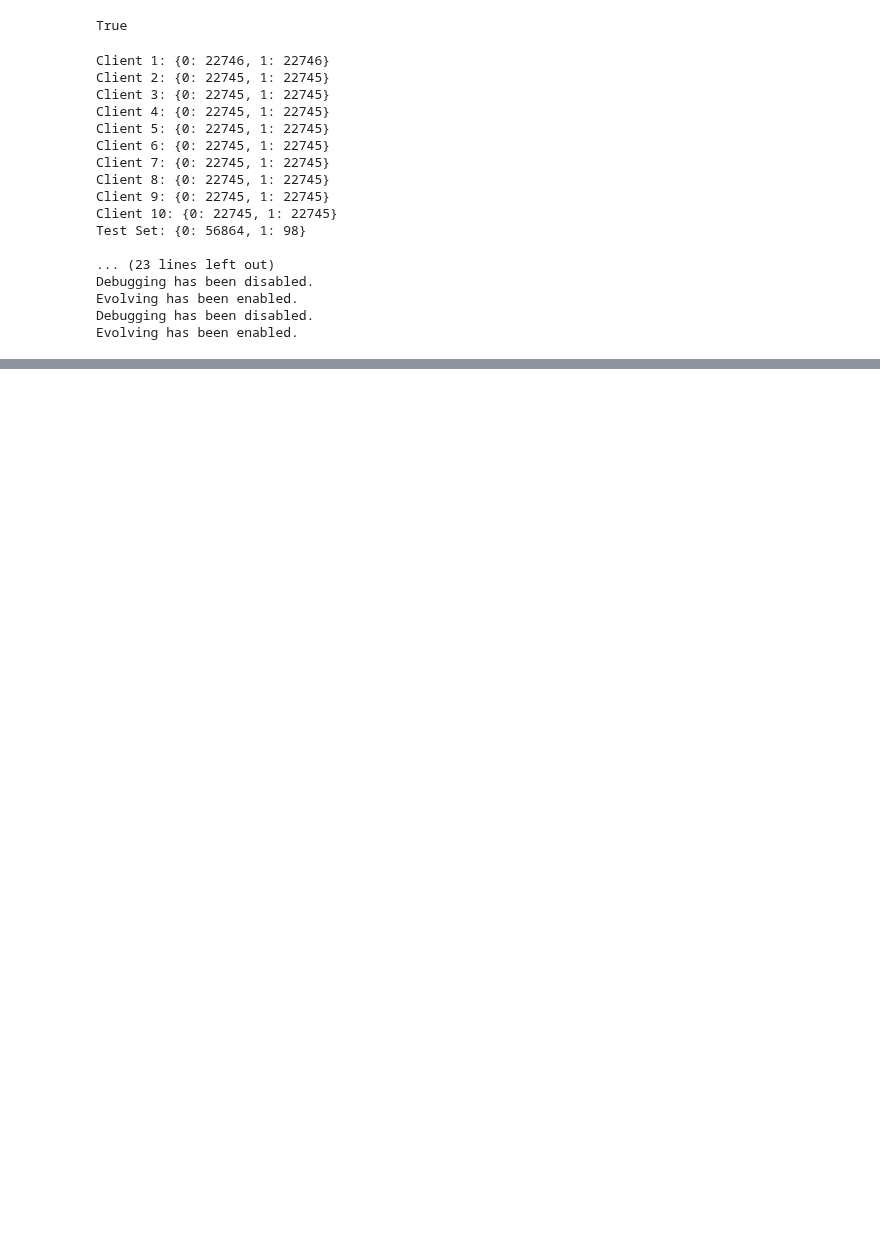
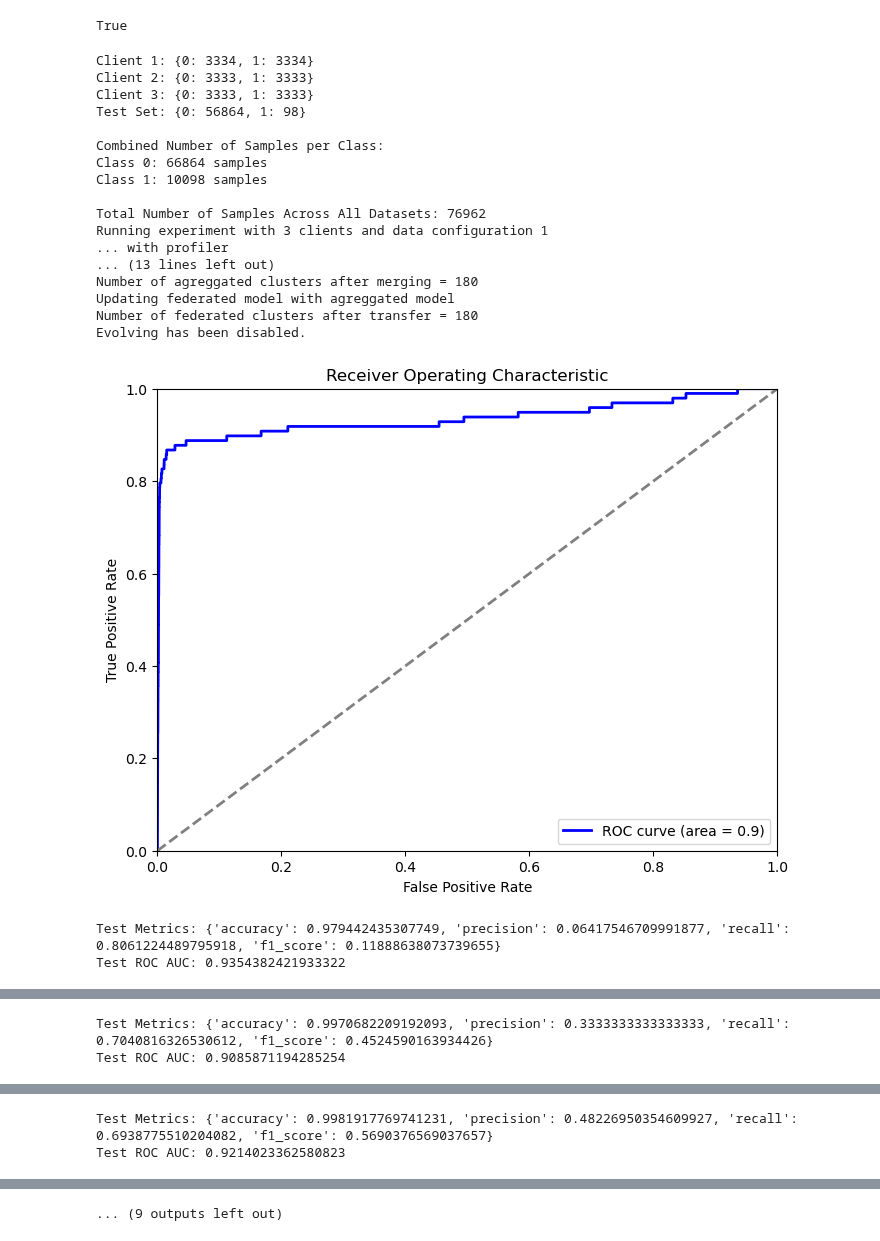
Before and after one commit to mihaozbot/eGAUSSp_Python, a Jupyter notebook: credit_fraud_experiment.ipynb, the cells around one changed output, grey strips where cells are left out. Drawn from its saved outputs; the diff is of its cells as text; code cells hidden in the pictures; blank space fills up the shorter version.

Commit message:
67% on 10k data, housecleaning

```diff
--- a/credit_fraud_experiment.ipynb
+++ b/credit_fraud_experiment.ipynb
@@ -33,11 +164,11 @@ True
 local_model_params = {
     "feature_dim": 30,
     "num_classes": 2,
-    "kappa_n": 2,
-    "num_sigma": 1,
-    "kappa_join": 0.6,
+    "kappa_n": 10,
+    "num_sigma": 20,
+    "kappa_join": 0.4,
     "S_0": 1e-10,
-    "N_r": 10,
+    "N_r": 8,
     "c_max": 100,
     "num_samples": 200,
     "device": device
@@ -46,12 +177,12 @@ local_model_params = {
 federated_model_params = {
     "feature_dim": 30,
     "num_classes": 2,
-    "kappa_n": 2,
-    "num_sigma": 1,
-    "kappa_join": 0.6,
+    "kappa_n": 10,
+    "num_sigma": 20,
+    "kappa_join": 0.4,
     "S_0": 1e-10,
-    "N_r": 10,
-    "c_max": 100,
+    "N_r": 8,
+    "c_max": 200,
     "num_samples": 200,
     "device": device
 }
@@ -120,6 +254,7 @@ def run_experiment(num_clients, num_rounds, clients_data, test_data):
 
         # Train local models
         train_models_in_threads(local_models, clients_data)
+
         '''
         for local_model, client_data in zip(local_models, clients_data):
              train_supervised(local_model, client_data)
@@ -132,16 +267,18 @@ def run_experiment(num_clients, num_rounds, clients_data, test_data):
              print(f"Test ROC AUC: {roc_auc}")
              plot_confusion_matrix(pred_max, client_data)
         '''
+
         # Update federated model with local models
         for client_idx, client_model in enumerate(local_models):
             #client_model.federal_agent.federated_merging()
             print(f"Updating agreggated model with client {client_idx + 1}")
 
+            #client_model.federal_agent.federated_merging()
             aggregated_model.federal_agent.merge_model_privately(client_model, client_model.kappa_n)
             print(f"Number of agreggated clusters after transfer = {sum(aggregated_model.n[0:aggregated_model.c]> aggregated_model.kappa_n)}")
 
-            aggregated_model.federal_agent.federated_merging()
-            print(f"Number of agreggated clusters after merging = {sum(aggregated_model.n[0:aggregated_model.c]> aggregated_model.kappa_n)}")
+        aggregated_model.federal_agent.federated_merging()
+        print(f"Number of agreggated clusters after merging = {sum(aggregated_model.n[0:aggregated_model.c]> aggregated_model.kappa_n)}")
 
 
         #client_model.score = 0*client_model.score
@@ -172,7 +309,7 @@ def run_experiment(num_clients, num_rounds, clients_data, test_data):
         if any(federated_model.n[0:federated_model.c]> federated_model.kappa_n):
 
             # Evaluate federated model
-            all_scores_fed, pred_max_fed, _ = test_model_in_batches(federated_model, test_data, batch_size=1000)
+            all_scores_fed, pred_max_fed, _ = test_model_in_batches(federated_model, test_data, batch_size=500)
             binary_fed = calculate_metrics(pred_max_fed, test_data, "binary")
             roc_auc_fed = calculate_roc_auc(all_scores_fed, test_data)
             print(f"Test Metrics: {binary_fed}")
@@ -187,7 +324,6 @@ def run_experiment(num_clients, num_rounds, clients_data, test_data):
                 'binary': binary_fed,
                 'roc_auc': roc_auc_fed
             })
-
 
         # Return the updated federated model to each client
         for client_idx in range(len(local_models)):
@@ -208,7 +344,7 @@ def run_experiment(num_clients, num_rounds, clients_data, test_data):
 
         print(f"--- End of Round {round + 1} ---\n")
         if  round == (num_rounds-1):
-            plot_first_feature(test_data, model=federated_model, num_sigma=2, N_max = federated_model.kappa_n)
+            plot_interesting_features(test_data, model=federated_model, num_sigma=2, N_max = federated_model.kappa_n)
 
     # After all rounds
     print("All Rounds Completed. Metrics Collected:")
@@ -220,57 +356,65 @@ def run_experiment(num_clients, num_rounds, clients_data, test_data):
     return round_metrics
 # %%
 # List of client counts and data configuration indices
-client_counts = [10, 3]
-data_config_indices = [3, 1]  # Replace with your actual data configuration indices
+client_counts = [3, 10]
+data_config_indices = [1, 3, 1]  # Replace with your actual data configuration indices
 
 # Assuming local_models, client_train, federated_model, and test_data are already defined
 # Number of communication rounds
 num_rounds = 10
-profiler = False
+profiler = True
 experiments = []
 # Running the experiment
 for num_clients in client_counts:
     for data_config_index in data_config_indices:
         if data_config_index == 1:
             X = data.iloc[:, :-1].values
             y = data.iloc[:, -1].values
             client_train, test_data, all_data = prepare_dataset(X, y, num_clients, balance = 10000)
             #'random', 'centroids', 'nearmiss', 'enn', 'smote', int num of samples
 
         if data_config_index == 3:
             X = data.iloc[:, :-1].values
             y = data.iloc[:, -1].values
             client_train, test_data, all_data = prepare_dataset(X, y, num_clients, balance = 'smote')
 
         display_dataset_split(client_train, test_data)
 
         print(f"Running experiment with {num_clients} clients and data configuration {data_config_index}")
         if profiler:
             print(f"... with profiler")
             pr = cProfile.Profile()
             pr.enable()
+            yappi.start()
             metrics =  run_experiment(num_clients, num_rounds, client_train, test_data)
+            yappi.stop()
             pr.disable()
+
             pr.print_stats(sort='cumtime')
+            yappi.get_thread_stats().print_all()
+            yappi.get_func_stats().print_all()
 
         else:
             metrics = run_experiment(num_clients, num_rounds, client_train, test_data)
             experiments.append(metrics)
 # %% [output]
-Client 1: {0: 22746, 1: 22746}
-Client 2: {0: 22745, 1: 22745}
-Client 3: {0: 22745, 1: 22745}
-Client 4: {0: 22745, 1: 22745}
-Client 5: {0: 22745, 1: 22745}
-Client 6: {0: 22745, 1: 22745}
-Client 7: {0: 22745, 1: 22745}
-Client 8: {0: 22745, 1: 22745}
-Client 9: {0: 22745, 1: 22745}
-Client 10: {0: 22745, 1: 22745}
+Client 1: {0: 3334, 1: 3334}
+Client 2: {0: 3333, 1: 3333}
+Client 3: {0: 3333, 1: 3333}
 Test Set: {0: 56864, 1: 98}
 
-... (23 lines left out)
-Debugging has been disabled.
-Evolving has been enabled.
-Debugging has been disabled.
-Evolving has been enabled.
+Combined Number of Samples per Class:
+Class 0: 66864 samples
+Class 1: 10098 samples
+
+Total Number of Samples Across All Datasets: 76962
+Running experiment with 3 clients and data configuration 1
+... with profiler
+... (13 lines left out)
+Number of agreggated clusters after merging = 180
+Updating federated model with agreggated model
+Number of federated clusters after transfer = 180
+Evolving has been disabled.
+[figure, added]
+Test Metrics: {'accuracy': 0.979442435307749, 'precision': 0.06417546709991877, 'recall': 0.8061224489795918, 'f1_score': 0.11888638073739655}
+Test ROC AUC: 0.9354382421933322
@@ -276,0 +440,2 @@ Evolving has been enabled.
+Test Metrics: {'accuracy': 0.9970682209192093, 'precision': 0.3333333333333333, 'recall': 0.7040816326530612, 'f1_score': 0.4524590163934426}
+Test ROC AUC: 0.9085871194285254
@@ -276,0 +461,2 @@ Evolving has been enabled.
+Test Metrics: {'accuracy': 0.9981917769741231, 'precision': 0.48226950354609927, 'recall': 0.6938775510204082, 'f1_score': 0.5690376569037657}
+Test ROC AUC: 0.9214023362580823
@@ -277,3 +464,4 @@ Evolving has been enabled.
+... (9 outputs left out)
 # %%
 print("All Rounds Completed. Metrics Collected:")
 for metric in metrics:
```
Also changed, not shown: parts of 6 cells of this notebook, 21 other files.
